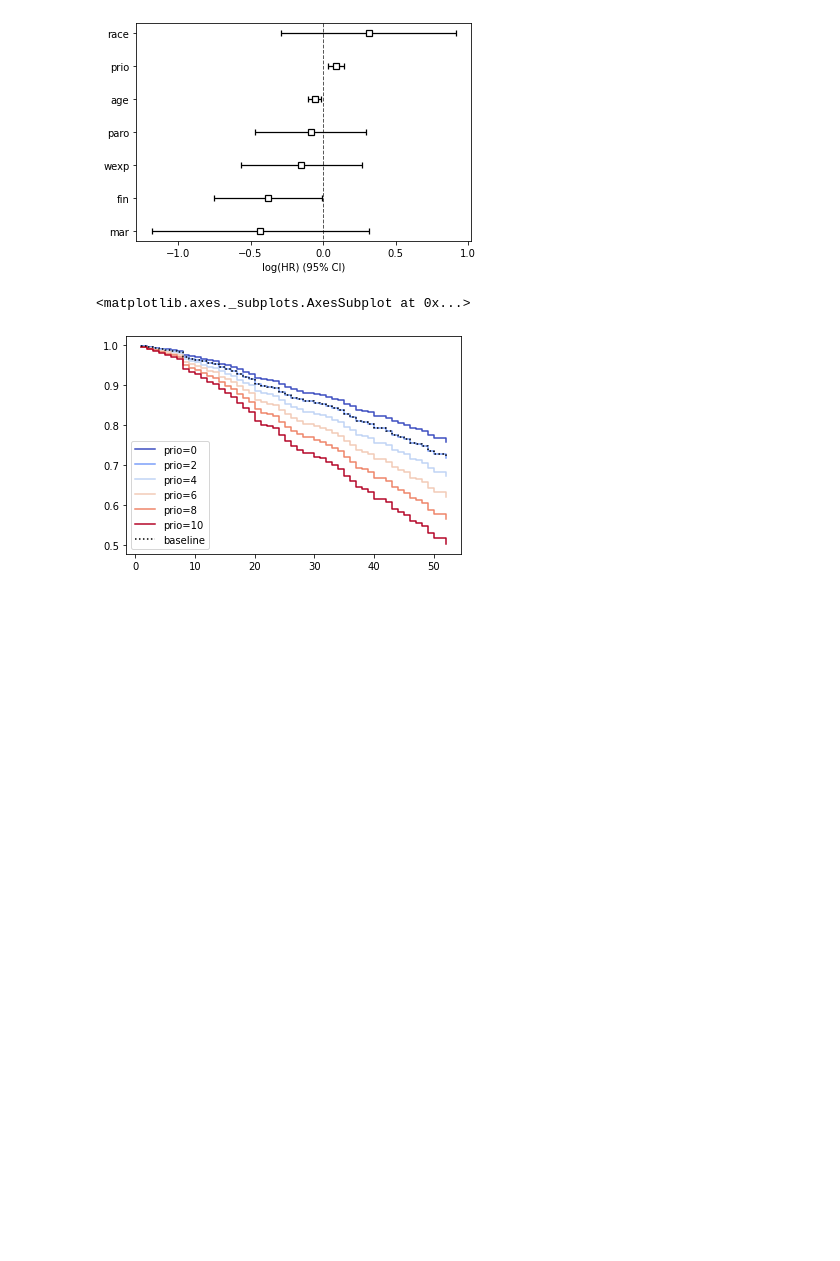
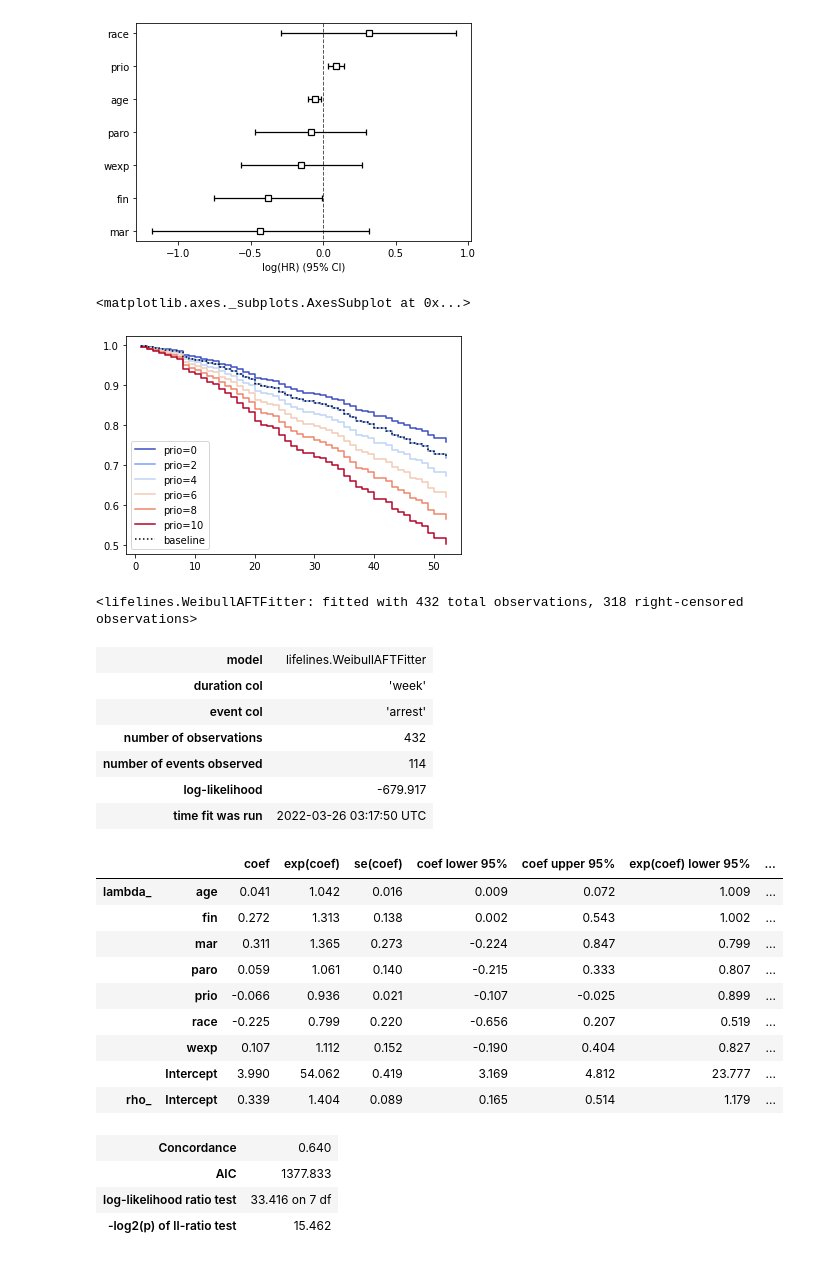
Before and after one commit to SriRamaConsultancy/LearnStatistics, a Jupyter notebook: Poissin_Neg_Binomial_Survival/SurvivalAnalysis.ipynb, the cells around one changed output. Cells and saved outputs as stored; diff of their text form; code cells hidden in the pictures; blank space fills up the shorter version.

```diff
--- a/Poissin_Neg_Binomial_Survival/SurvivalAnalysis.ipynb
+++ b/Poissin_Neg_Binomial_Survival/SurvivalAnalysis.ipynb
@@ -266,3 +275,31 @@ cph.plot_partial_effects_on_outcome(covariates='prio', values=[0, 2, 4, 6, 8, 10
 # %% [output]
 <matplotlib.axes._subplots.AxesSubplot at 0x...>
 [figure]
+# %%
+aft = WeibullAFTFitter()
+aft.fit(rossi, duration_col='week', event_col='arrest')
+
+aft.print_summary(3)  # access the results using aft.summary
+# %% [output]
+<lifelines.WeibullAFTFitter: fitted with 432 total observations, 318 right-censored observations>
+| model | lifelines.WeibullAFTFitter |
+| duration col | 'week' |
+| event col | 'arrest' |
+| number of observations | 432 |
+| number of events observed | 114 |
+| log-likelihood | -679.917 |
+| time fit was run | 2022-03-26 03:17:50 UTC |
+|  |  | coef | exp(coef) | se(coef) | coef lower 95% | coef upper 95% | exp(coef) lower 95% | ... |
+| lambda_ | age | 0.041 | 1.042 | 0.016 | 0.009 | 0.072 | 1.009 | ... |
+|  | fin | 0.272 | 1.313 | 0.138 | 0.002 | 0.543 | 1.002 | ... |
+|  | mar | 0.311 | 1.365 | 0.273 | -0.224 | 0.847 | 0.799 | ... |
+|  | paro | 0.059 | 1.061 | 0.140 | -0.215 | 0.333 | 0.807 | ... |
+|  | prio | -0.066 | 0.936 | 0.021 | -0.107 | -0.025 | 0.899 | ... |
+|  | race | -0.225 | 0.799 | 0.220 | -0.656 | 0.207 | 0.519 | ... |
+|  | wexp | 0.107 | 1.112 | 0.152 | -0.190 | 0.404 | 0.827 | ... |
+|  | Intercept | 3.990 | 54.062 | 0.419 | 3.169 | 4.812 | 23.777 | ... |
+| rho_ | Intercept | 0.339 | 1.404 | 0.089 | 0.165 | 0.514 | 1.179 | ... |
+| Concordance | 0.640 |
+| AIC | 1377.833 |
+| log-likelihood ratio test | 33.416 on 7 df |
+| -log2(p) of ll-ratio test | 15.462 |
```
Also changed, not shown: parts of 11 cells of this notebook, 1 other file.
